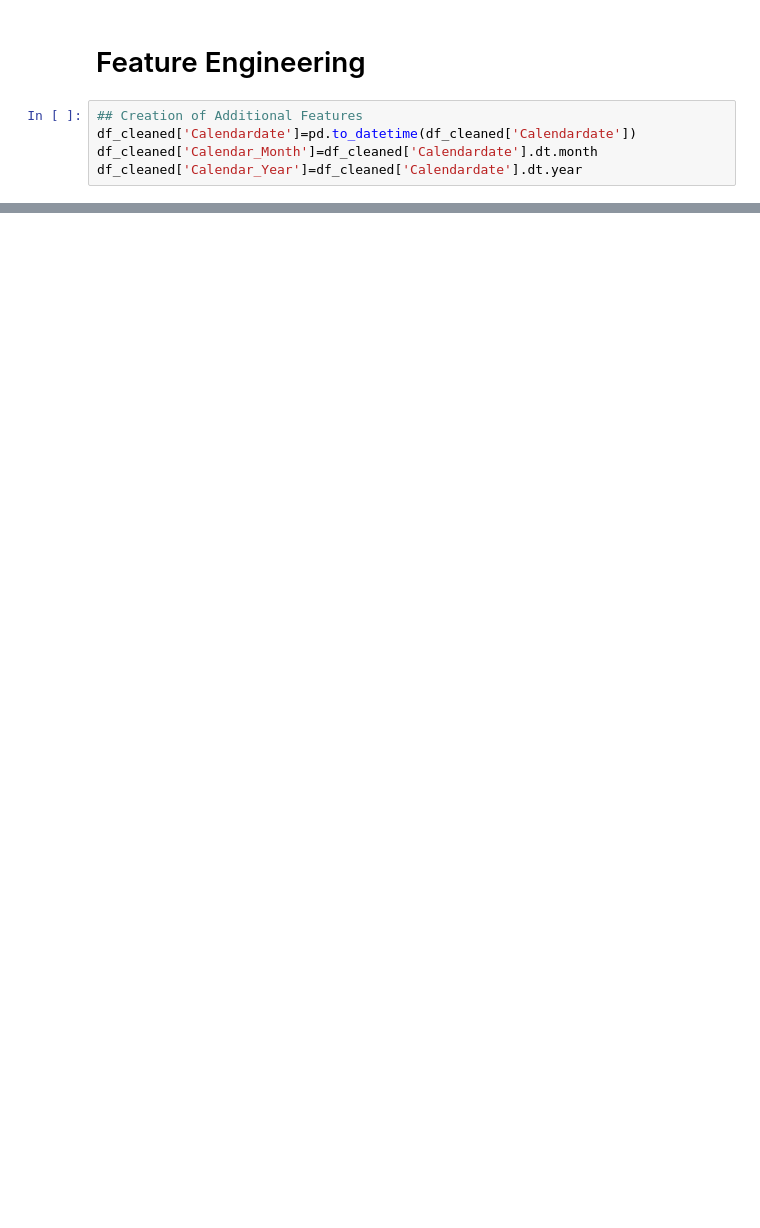
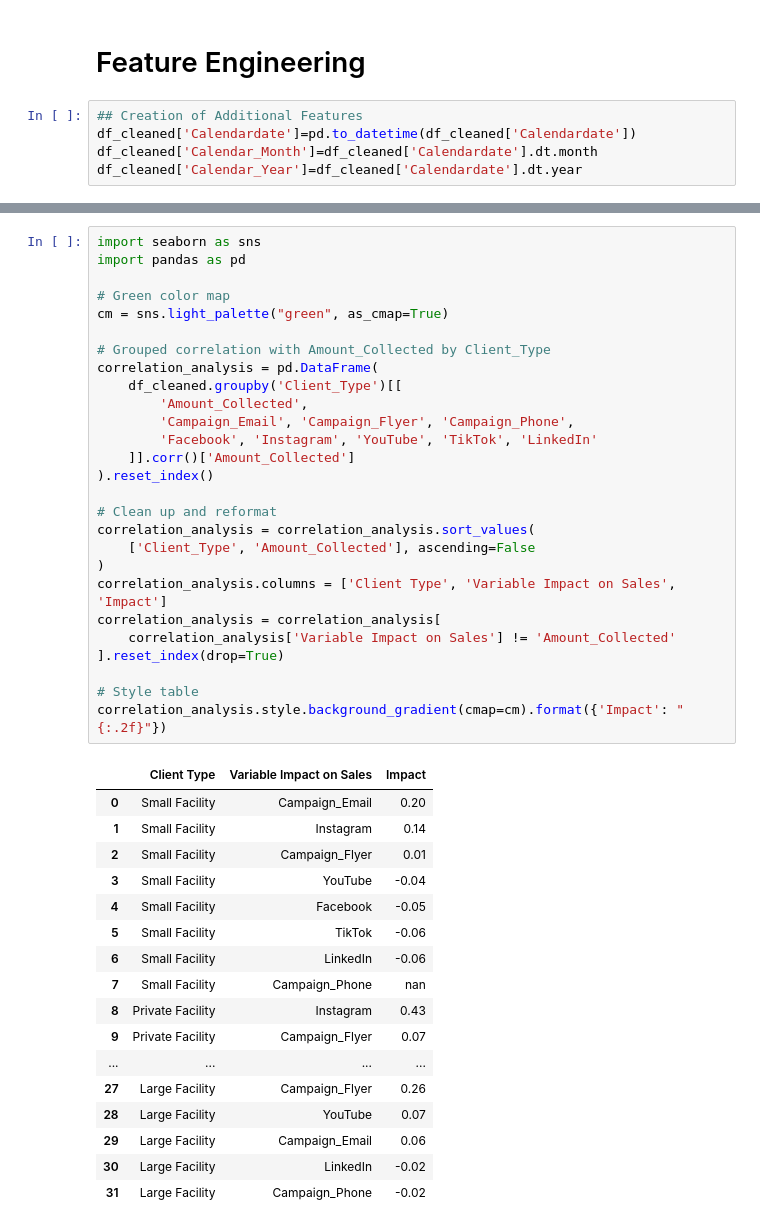
Before and after one commit to Asif-Rasool/MMM, a Jupyter notebook: main.ipynb, the cells around one changed output, grey strips where cells are left out. Drawn from its saved outputs; the diff is of its cells as text; blank space fills up the shorter version.

```diff
--- a/main.ipynb
+++ b/main.ipynb
@@ -94,0 +161,45 @@ df_cleaned['Calendar_Year']=df_cleaned['Calendardate'].dt.year
+# %%
+import seaborn as sns
+import pandas as pd
+
+# Green color map
+cm = sns.light_palette("green", as_cmap=True)
+
+# Grouped correlation with Amount_Collected by Client_Type
+correlation_analysis = pd.DataFrame(
+    df_cleaned.groupby('Client_Type')[[
+        'Amount_Collected',
+        'Campaign_Email', 'Campaign_Flyer', 'Campaign_Phone',
+        'Facebook', 'Instagram', 'YouTube', 'TikTok', 'LinkedIn'
+    ]].corr()['Amount_Collected']
+).reset_index()
+
+# Clean up and reformat
+correlation_analysis = correlation_analysis.sort_values(
+    ['Client_Type', 'Amount_Collected'], ascending=False
+)
+correlation_analysis.columns = ['Client Type', 'Variable Impact on Sales', 'Impact']
+correlation_analysis = correlation_analysis[
+    correlation_analysis['Variable Impact on Sales'] != 'Amount_Collected'
+].reset_index(drop=True)
+
+# Style table
+correlation_analysis.style.background_gradient(cmap=cm).format({'Impact': "{:.2f}"})
+# %% [output]
+|  | Client Type | Variable Impact on Sales | Impact |
+| 0 | Small Facility | Campaign_Email | 0.20 |
+| 1 | Small Facility | Instagram | 0.14 |
+| 2 | Small Facility | Campaign_Flyer | 0.01 |
+| 3 | Small Facility | YouTube | -0.04 |
+| 4 | Small Facility | Facebook | -0.05 |
+| 5 | Small Facility | TikTok | -0.06 |
+| 6 | Small Facility | LinkedIn | -0.06 |
+| 7 | Small Facility | Campaign_Phone | nan |
+| 8 | Private Facility | Instagram | 0.43 |
+| 9 | Private Facility | Campaign_Flyer | 0.07 |
+| ... | ... | ... | ... |
+| 27 | Large Facility | Campaign_Flyer | 0.26 |
+| 28 | Large Facility | YouTube | 0.07 |
+| 29 | Large Facility | Campaign_Email | 0.06 |
+| 30 | Large Facility | LinkedIn | -0.02 |
+| 31 | Large Facility | Campaign_Phone | -0.02 |
```
Also changed, not shown: parts of 9 cells of this notebook, 10 other files.
